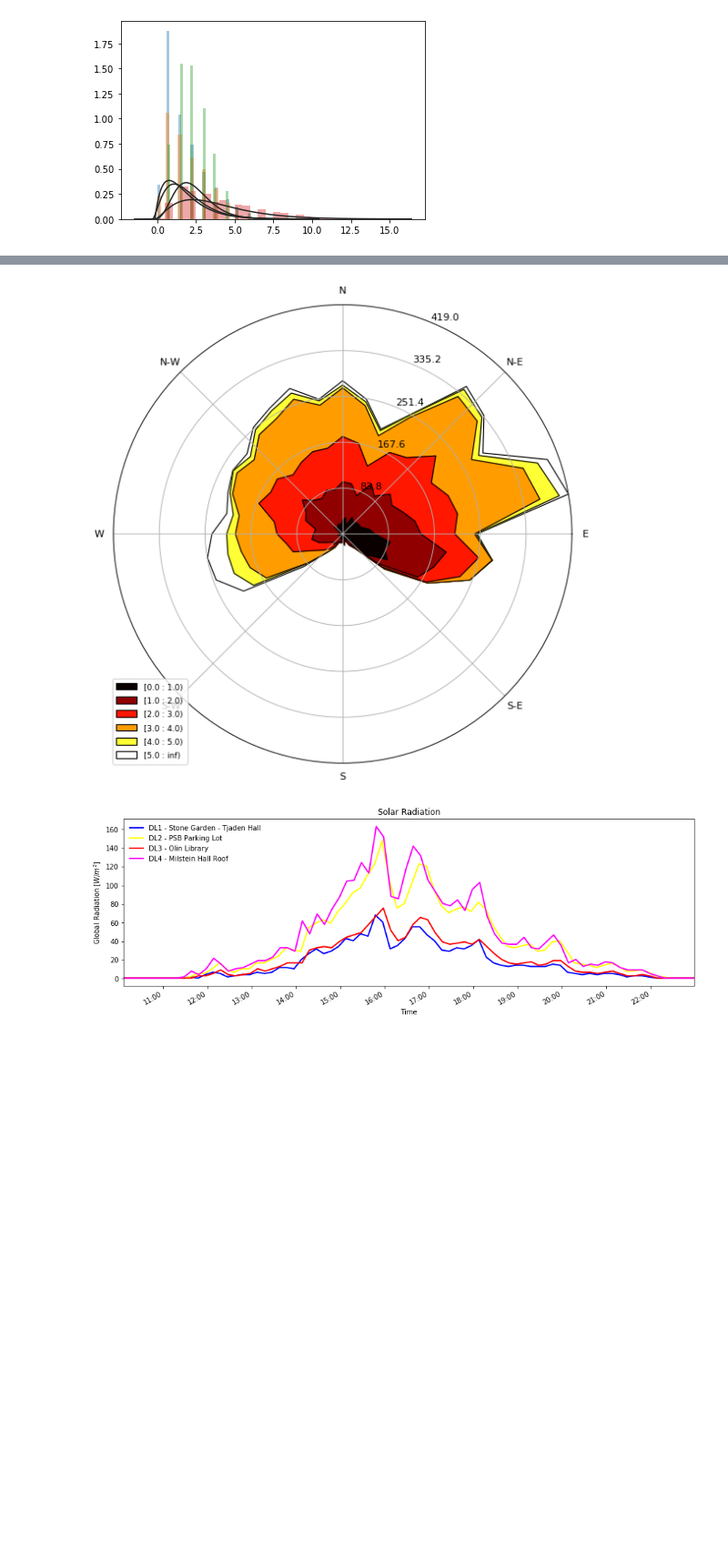
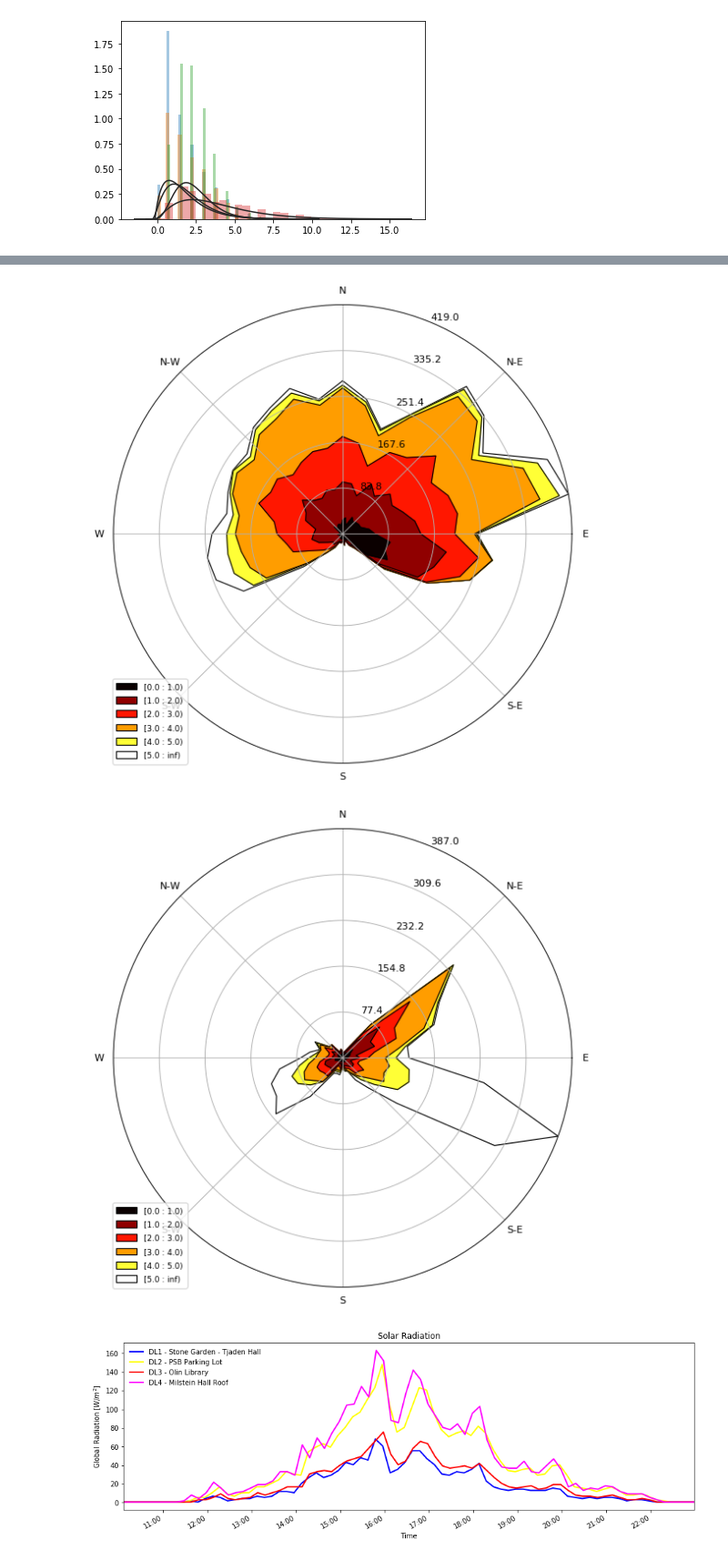
Before and after one commit to kastnerp/CampusMicroclimateAndWeather, a Jupyter notebook: ReadPlot.ipynb, the cells around one changed output, grey strips where cells are left out. Shown at 91% size. Drawn from its saved outputs; the diff is of its cells as text; code cells hidden in the pictures; blank space fills up the shorter version.

```diff
--- a/ReadPlot.ipynb
+++ b/ReadPlot.ipynb
@@ -59,26 +62,27 @@ sns.distplot(df4[variable1], kde=False, fit=stats.gamma);
 # %%
 from windrose import WindroseAxes
 from matplotlib import pyplot as plt
 import matplotlib.cm as cm
 import numpy as np
 
 list = [df1, df2, df3, df4]
 
 # Variable to plot
 variable1 = "Wind Speed"
 variable2 = "Wind Direction"
 
 ws = np.array(df1[variable1]).flatten()
 wd = np.array(df1[variable2]).flatten()
 
-for i in list:
+for i in tqdm(list):
     ws = np.array(i[variable1]).flatten()
     wd = np.array(i[variable2]).flatten()
     plotWR(ws, wd)
 # %% [output]
 [figure]
 [figure]
 [figure]
+[figure, added]
 # %%
 def plotWR(ws, wd):
     ax = WindroseAxes.from_ax()
```
Also changed, not shown: parts of 1 cell of this notebook.
